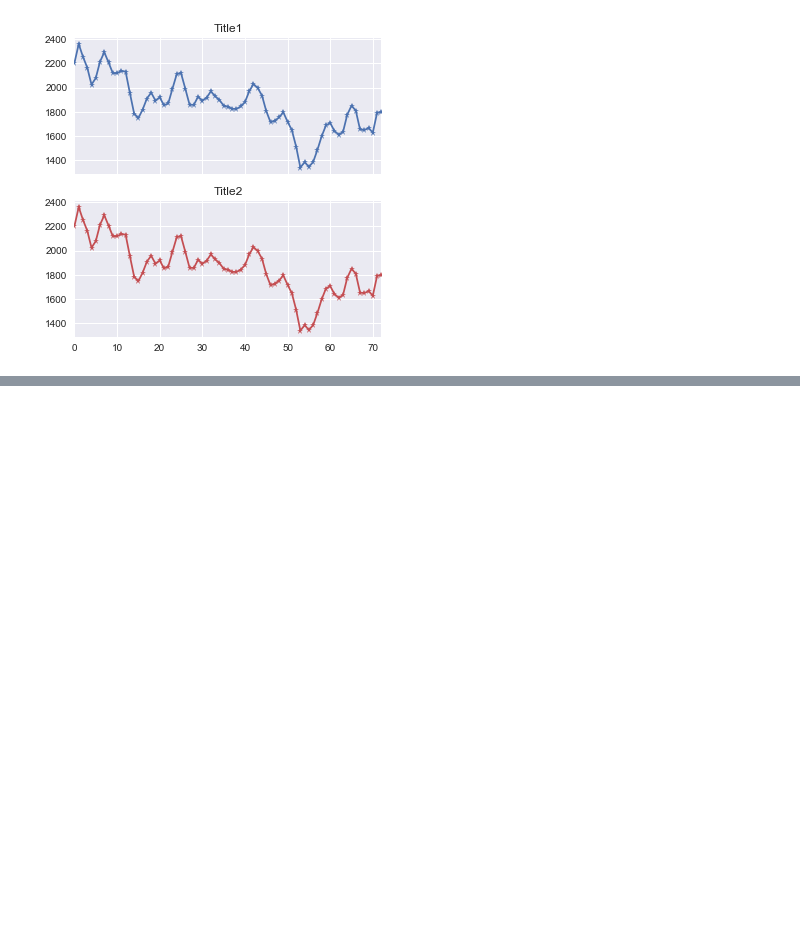
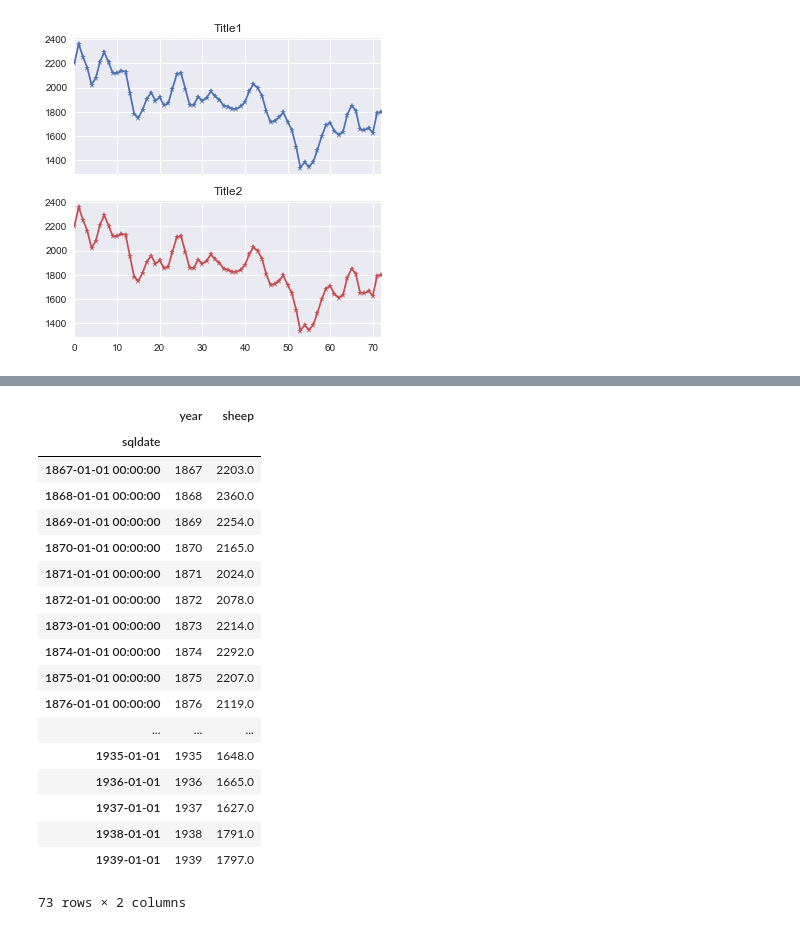
Before and after one commit to Peter-32/Testing-Bokeh-Visualization, a Jupyter notebook: Other Options.ipynb, the cells around one changed output, grey strips where cells are left out. Drawn from its saved outputs; the diff is of its cells as text; code cells hidden in the pictures; blank space fills up the shorter version.

```diff
--- a/Other Options.ipynb
+++ b/Other Options.ipynb
@@ -59,0 +65,22 @@ df['sheep'].plot(linestyle='-', marker='*', color='r', ax=axarr[1])
+# %%
+df.set_index('sqldate')
+# %% [output]
+|  | year | sheep |
+| sqldate |  |  |
+| 1867-01-01 00:00:00 | 1867 | 2203.0 |
+| 1868-01-01 00:00:00 | 1868 | 2360.0 |
+| 1869-01-01 00:00:00 | 1869 | 2254.0 |
+| 1870-01-01 00:00:00 | 1870 | 2165.0 |
+| 1871-01-01 00:00:00 | 1871 | 2024.0 |
+| 1872-01-01 00:00:00 | 1872 | 2078.0 |
+| 1873-01-01 00:00:00 | 1873 | 2214.0 |
+| 1874-01-01 00:00:00 | 1874 | 2292.0 |
+| 1875-01-01 00:00:00 | 1875 | 2207.0 |
+| 1876-01-01 00:00:00 | 1876 | 2119.0 |
+| ... | ... | ... |
+| 1935-01-01 | 1935 | 1648.0 |
+| 1936-01-01 | 1936 | 1665.0 |
+| 1937-01-01 | 1937 | 1627.0 |
+| 1938-01-01 | 1938 | 1791.0 |
+| 1939-01-01 | 1939 | 1797.0 |
+73 rows × 2 columns
```
Also changed, not shown: parts of 1 cell of this notebook, 6 other files.
